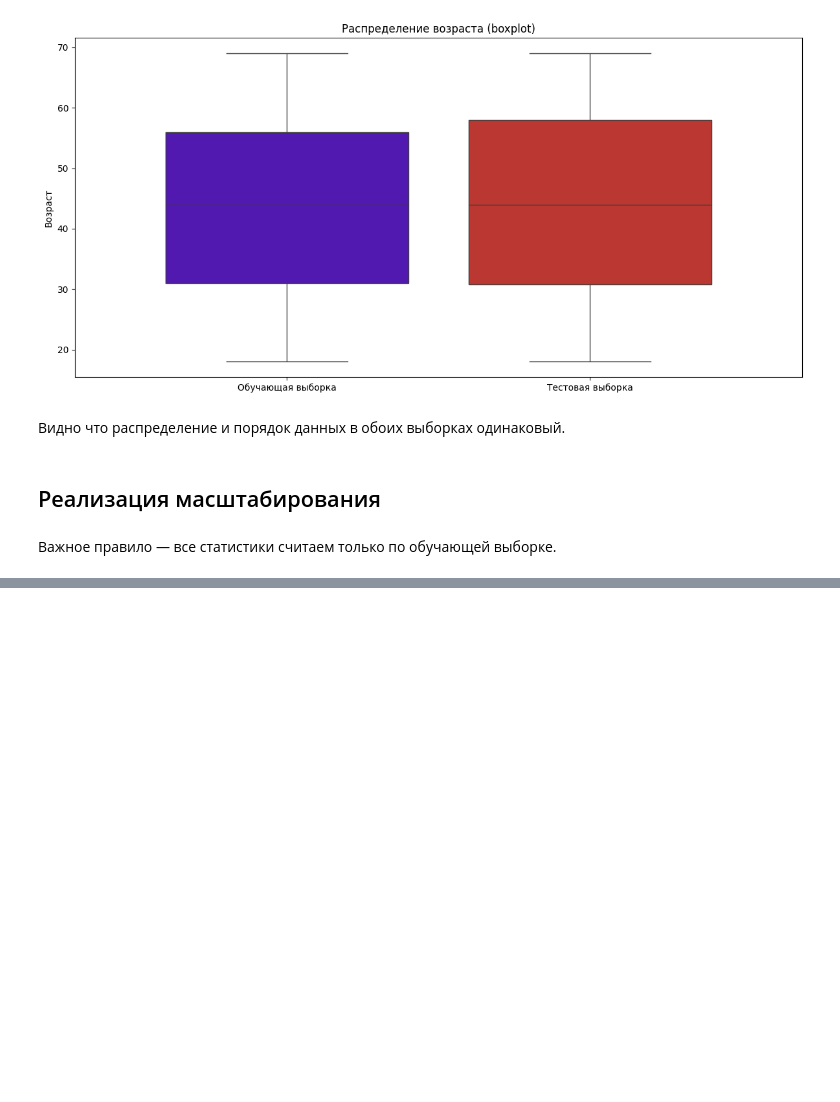
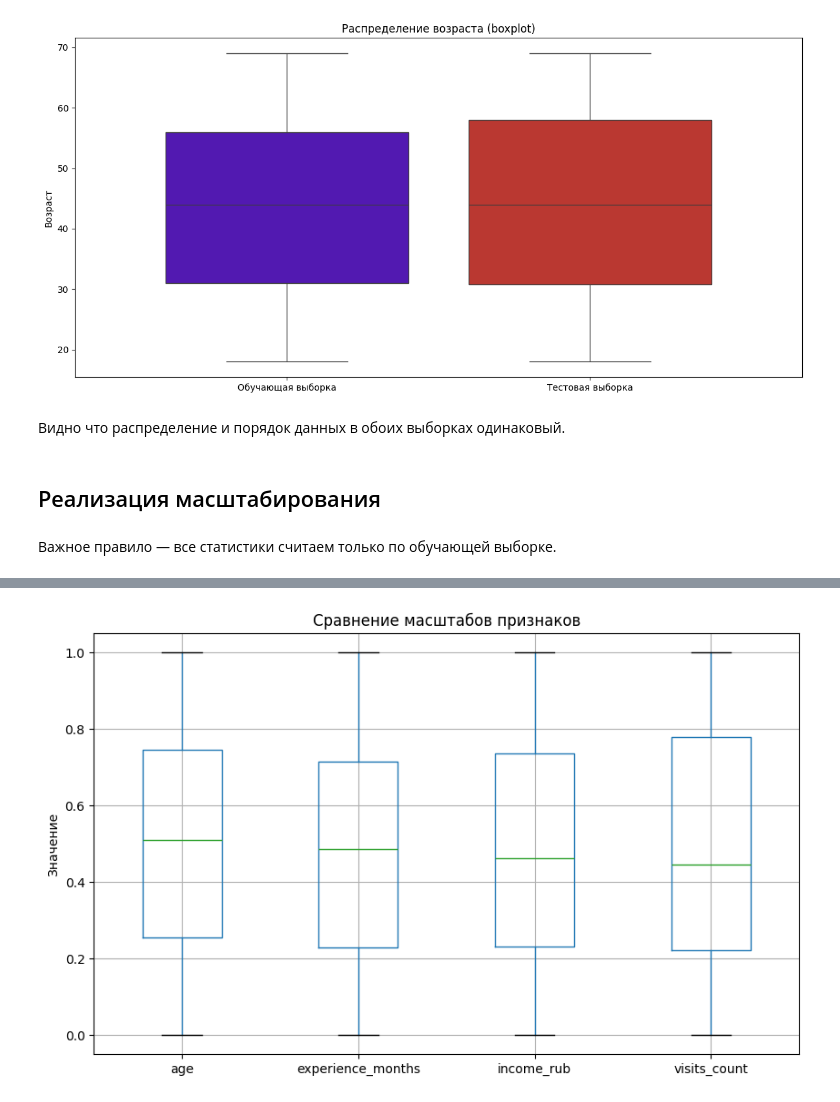
Before and after one commit to Beefeater84/yandex-practicum-data-scientist, a Jupyter notebook: sprint-13/notebooks/Normalization.ipynb, the cells around one changed output, grey strips where cells are left out. Saved outputs shown, nothing was run; the diff lists cells and outputs as text; code cells hidden in the pictures; blank space fills up the shorter version.

```diff
--- a/sprint-13/notebooks/Normalization.ipynb
+++ b/sprint-13/notebooks/Normalization.ipynb
@@ -145,0 +219,30 @@ plt.show()
+# %%
+# df (DataFrame) задан ранее
+
+
+# Разделяем данные: 80% — для обучения, 20% — для тестирования
+train_df, test_df = train_test_split(df, test_size=0.2, random_state=42)
+
+
+# Вычисляем минимум и максимум по обучающей выборке (правильно)
+min_vals = train_df.min()
+max_vals = train_df.max()
+
+# Масштабируем данные с использованием параметров train
+train_minmax = (train_df - min_vals) / (max_vals - min_vals)
+test_minmax = (test_df - min_vals) / (max_vals - min_vals)
+
+# Сравнение статистик ДО и ПОСЛЕ масштабирования
+print("\nСравнение статистик ДО и ПОСЛЕ Min-Max нормализации:\n")
+for col in train_df.columns:
+    original_min = train_df[col].min()
+    original_max = train_df[col].max()
+    original_mean = train_df[col].mean()
+
+    scaled_min = train_minmax[col].min()
+    scaled_max = train_minmax[col].max()
+    scaled_mean = train_minmax[col].mean()
+
+    print(f"{col}:\n"
+          f"  Было:    min={original_min:.2f}, max={original_max:.2f}, mean={original_mean:.2f}\n"
+          f"  Стало:   min={scaled_min:.2f}, max={scaled_max:.2f}, mean={scaled_mean:.2f}\n")
@@ -145,0 +267,17 @@ plt.show()
+# %%
+# Устанавливаем размер фигуры (ширина 10, высота 6)
+plt.figure(figsize=(10, 6))
+
+# Строим boxplot (диаграмму размаха) для всех указанных признаков
+train_minmax.boxplot(column=['age', 'experience_months', 'income_rub', 'visits_count'])
+
+# Заголовок графика
+plt.title('Сравнение масштабов признаков')
+
+# Подпись оси Y
+plt.ylabel('Значение')
+
+# Показываем график
+plt.show()
+# %% [output]
+[figure, added]
```
Also changed, not shown: parts of 10 cells of this notebook, 3 other files.
